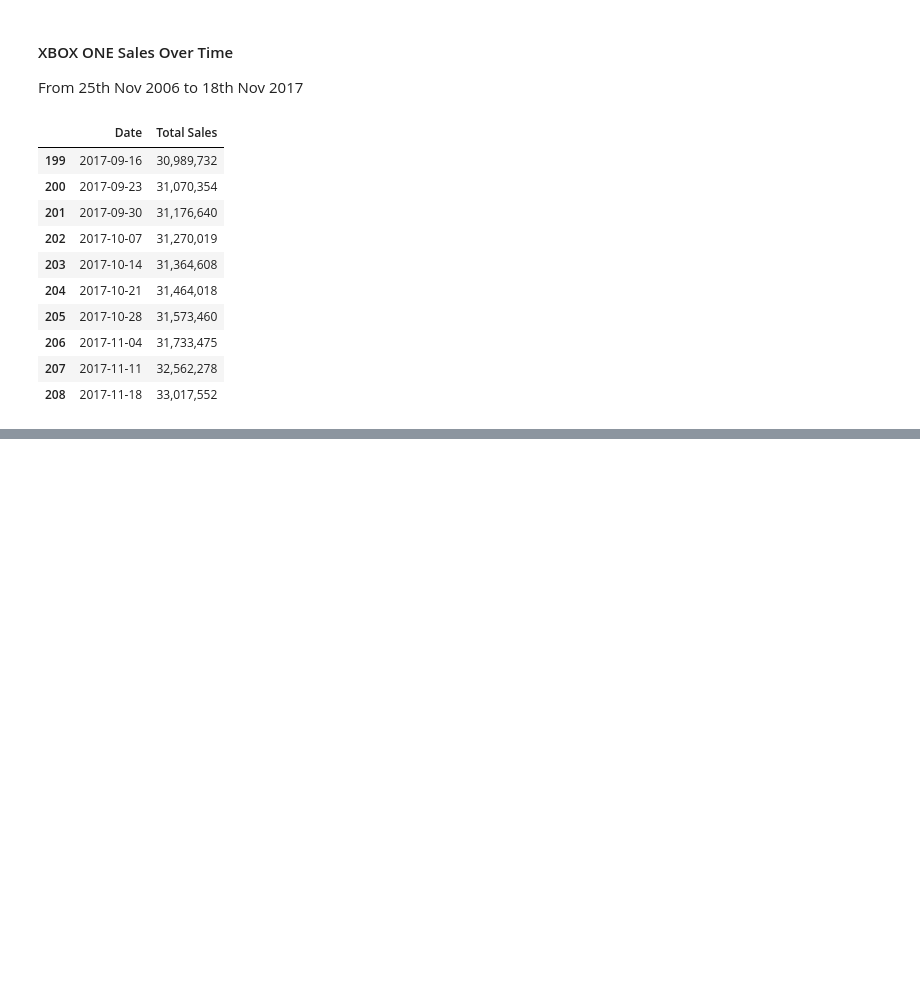
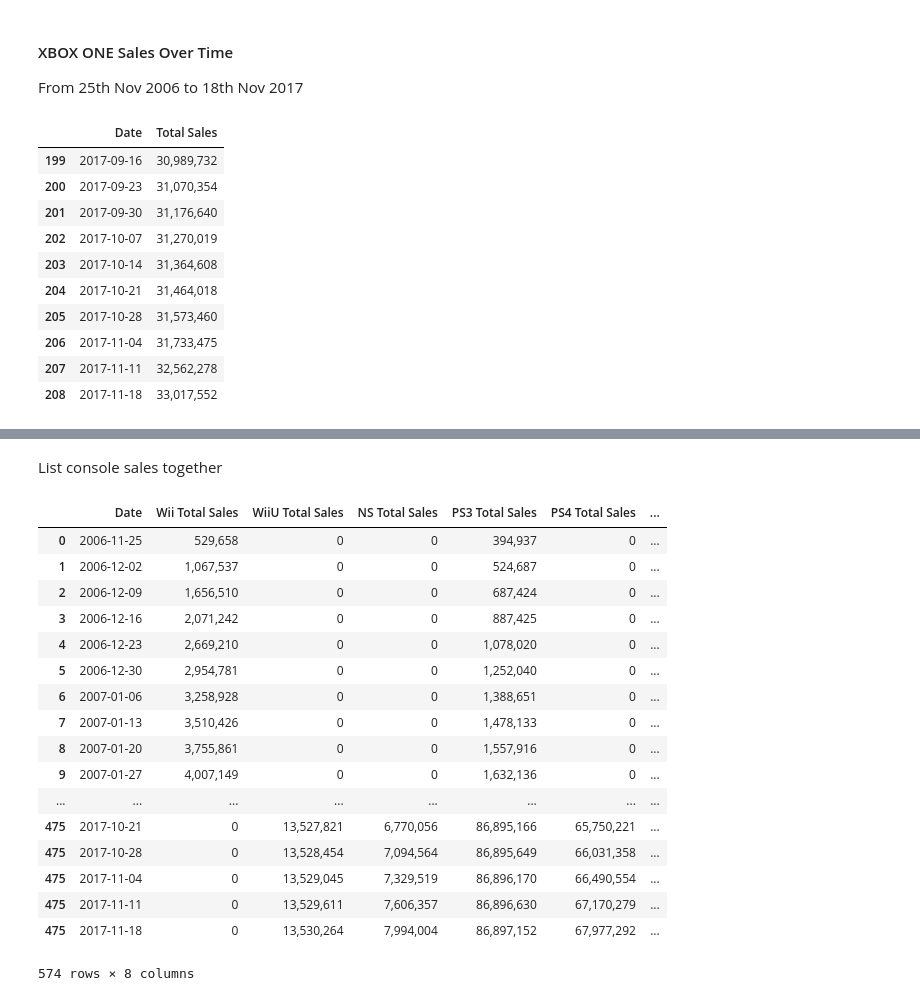
Before and after one commit to xuwenyihust/Game-Zone, a Jupyter notebook: console_wars.ipynb, the cells around one changed output, grey strips where cells are left out. Drawn from its saved outputs; the diff is of its cells as text; code cells hidden in the pictures; blank space fills up the shorter version.

```diff
--- a/console_wars.ipynb
+++ b/console_wars.ipynb
@@ -524,0 +585,3 @@ ns_sales_df[-10:]
+# %%
+ns_sales_df.columns = ['Date', 'NS Total Sales']
+ns_sales_df[-10:]
@@ -563,3 +638,6 @@ ps4_sales_df[-10:]
 | 207 | 2017-11-04 | 66,490,554 |
 | 208 | 2017-11-11 | 67,170,279 |
 | 209 | 2017-11-18 | 67,977,292 |
+# %%
+ps4_sales_df.columns = ['Date', 'PS4 Total Sales']
+ps4_sales_df[-10:]
@@ -604,3 +694,6 @@ xone_sales_df[-10:]
 | 206 | 2017-11-04 | 31,733,475 |
 | 207 | 2017-11-11 | 32,562,278 |
 | 208 | 2017-11-18 | 33,017,552 |
+# %%
+xone_sales_df.columns = ['Date', 'XONE Total Sales']
+xone_sales_df[-10:]
@@ -607,2 +712,32 @@ xone_sales_df[-10:]
 # %%
 xone_sales_df.to_csv('./datasets/xone_sales.csv', sep='\t')
+# %% [markdown]
+List console sales together
+# %%
+sales_df = wii_sales_df.join(wiiu_sales_df.set_index('Date'), on='Date', how='outer')\
+            .join(ns_sales_df.set_index('Date'), on='Date', how='outer')\
+            .join(PS3_sales_df.set_index('Date'), on='Date', how='outer')\
+            .join(ps4_sales_df.set_index('Date'), on='Date', how='outer')\
+            .join(x360_sales_df.set_index('Date'), on='Date', how='outer')\
+            .join(xone_sales_df.set_index('Date'), on='Date', how='outer')
+sales_df = sales_df.fillna('0')
+sales_df
+# %% [output]
+|  | Date | Wii Total Sales | WiiU Total Sales | NS Total Sales | PS3 Total Sales | PS4 Total Sales | ... |
+| 0 | 2006-11-25 | 529,658 | 0 | 0 | 394,937 | 0 | ... |
+| 1 | 2006-12-02 | 1,067,537 | 0 | 0 | 524,687 | 0 | ... |
+| 2 | 2006-12-09 | 1,656,510 | 0 | 0 | 687,424 | 0 | ... |
+| 3 | 2006-12-16 | 2,071,242 | 0 | 0 | 887,425 | 0 | ... |
+| 4 | 2006-12-23 | 2,669,210 | 0 | 0 | 1,078,020 | 0 | ... |
+| 5 | 2006-12-30 | 2,954,781 | 0 | 0 | 1,252,040 | 0 | ... |
+| 6 | 2007-01-06 | 3,258,928 | 0 | 0 | 1,388,651 | 0 | ... |
+| 7 | 2007-01-13 | 3,510,426 | 0 | 0 | 1,478,133 | 0 | ... |
+| 8 | 2007-01-20 | 3,755,861 | 0 | 0 | 1,557,916 | 0 | ... |
+| 9 | 2007-01-27 | 4,007,149 | 0 | 0 | 1,632,136 | 0 | ... |
+| ... | ... | ... | ... | ... | ... | ... | ... |
+| 475 | 2017-10-21 | 0 | 13,527,821 | 6,770,056 | 86,895,166 | 65,750,221 | ... |
+| 475 | 2017-10-28 | 0 | 13,528,454 | 7,094,564 | 86,895,649 | 66,031,358 | ... |
+| 475 | 2017-11-04 | 0 | 13,529,045 | 7,329,519 | 86,896,170 | 66,490,554 | ... |
+| 475 | 2017-11-11 | 0 | 13,529,611 | 7,606,357 | 86,896,630 | 67,170,279 | ... |
+| 475 | 2017-11-18 | 0 | 13,530,264 | 7,994,004 | 86,897,152 | 67,977,292 | ... |
+574 rows × 8 columns
```
Also changed, not shown: parts of 21 cells of this notebook.
